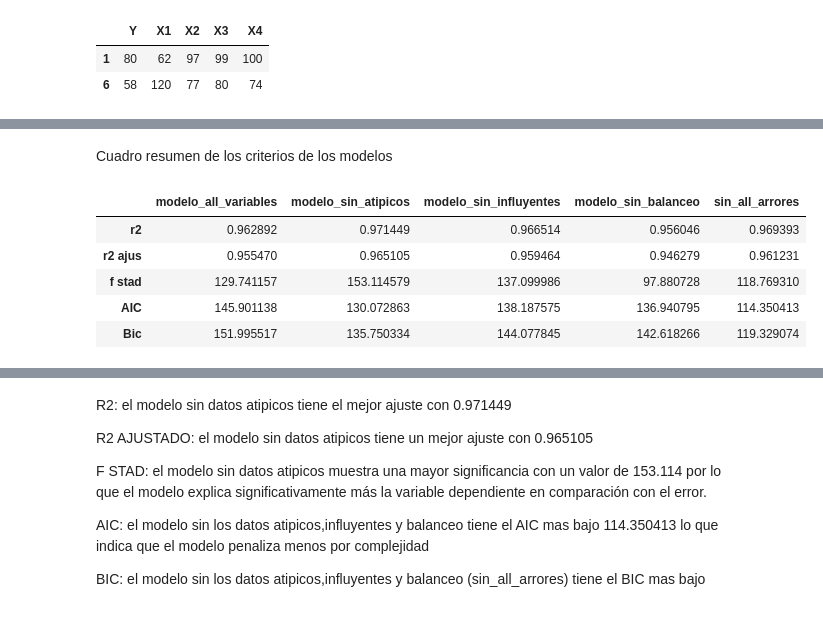
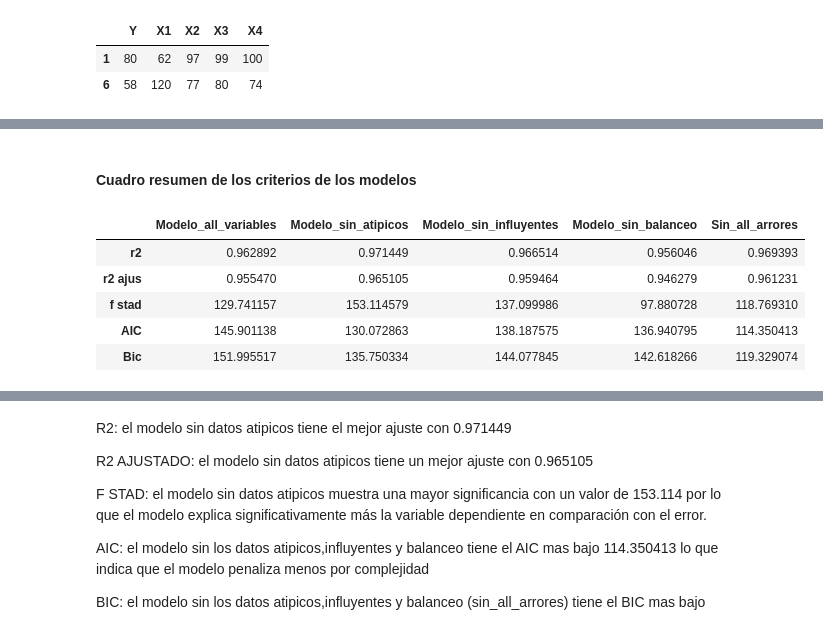
Before and after one commit to Andres-Fonseca/estadistica, a Jupyter notebook: estadistica_3.ipynb, the cells around one changed output, grey strips where cells are left out. Cells and saved outputs as stored; diff of their text form; code cells hidden in the pictures.

```diff
--- a/estadistica_3.ipynb
+++ b/estadistica_3.ipynb
@@ -11,5 +20,5 @@ from dmba import AIC_score
 from statsmodels.stats.outliers_influence import variance_inflation_factor
 from sklearn.preprocessing import StandardScaler
 # %%
-url='c:/Users/afonseca/Downloads/laboral.csv'
+url='laboral.csv'
 df=pd.read_csv(url,sep=';')
@@ -168,27 +296,27 @@ df_eliminar_5.drop(index=[3,16,15,1,6], inplace=True)
 modelo_balanceo=sm.OLS(df_eliminar_5[outcome],df_eliminar_5[['X1','X2','X3','X4']].assign(const=1))
 resultado_5=modelo_balanceo.fit()
 # %% [markdown]
-Cuadro resumen de los criterios de los modelos
+#### **Cuadro resumen de los criterios de los modelos**
 # %%
 cuadro = {
-    'modelo_all_variables': {'r2': resultado_1.rsquared, 'r2 ajus':resultado_1.rsquared_adj
+    'Modelo_all_variables': {'r2': resultado_1.rsquared, 'r2 ajus':resultado_1.rsquared_adj
     ,'f stad':resultado_1.fvalue,'AIC':resultado_1.aic,'Bic': resultado_1.bic},
-    'modelo_sin_atipicos': {'r2': resultado_2.rsquared, 'r2 ajus':resultado_2.rsquared_adj
+    'Modelo_sin_atipicos': {'r2': resultado_2.rsquared, 'r2 ajus':resultado_2.rsquared_adj
     ,'f stad':resultado_2.fvalue,'AIC':resultado_2.aic,
     'Bic': resultado_2.bic,
-    }, 'modelo_sin_influyentes': {'r2': resultado_3.rsquared, 'r2 ajus':resultado_3.rsquared_adj
+    }, 'Modelo_sin_influyentes': {'r2': resultado_3.rsquared, 'r2 ajus':resultado_3.rsquared_adj
       ,'f stad':resultado_3.fvalue,'AIC':resultado_3.aic,
     'Bic': resultado_3.bic,
-    }, 'modelo_sin_balanceo': {'r2': resultado_4.rsquared, 'r2 ajus':resultado_4.rsquared_adj
+    }, 'Modelo_sin_balanceo': {'r2': resultado_4.rsquared, 'r2 ajus':resultado_4.rsquared_adj
       ,'f stad':resultado_4.fvalue,'AIC':resultado_4.aic, 'Bic': resultado_4.bic,
-      }, 'sin_all_arrores': {'r2': resultado_5.rsquared, 'r2 ajus':resultado_5.rsquared_adj
+      }, 'Sin_all_arrores': {'r2': resultado_5.rsquared, 'r2 ajus':resultado_5.rsquared_adj
       ,'f stad':resultado_5.fvalue,'AIC':resultado_5.aic, 'Bic': resultado_5.bic,
 
 }}
 resumen=pd.DataFrame(cuadro)
 resumen
 # %% [output]
-|  | modelo_all_variables | modelo_sin_atipicos | modelo_sin_influyentes | modelo_sin_balanceo | sin_all_arrores |
+|  | Modelo_all_variables | Modelo_sin_atipicos | Modelo_sin_influyentes | Modelo_sin_balanceo | Sin_all_arrores |
 | r2 | 0.962892 | 0.971449 | 0.966514 | 0.956046 | 0.969393 |
 | r2 ajus | 0.955470 | 0.965105 | 0.959464 | 0.946279 | 0.961231 |
 | f stad | 129.741157 | 153.114579 | 137.099986 | 97.880728 | 118.769310 |
```
Also changed, not shown: parts of 37 cells of this notebook, 1 other file.
